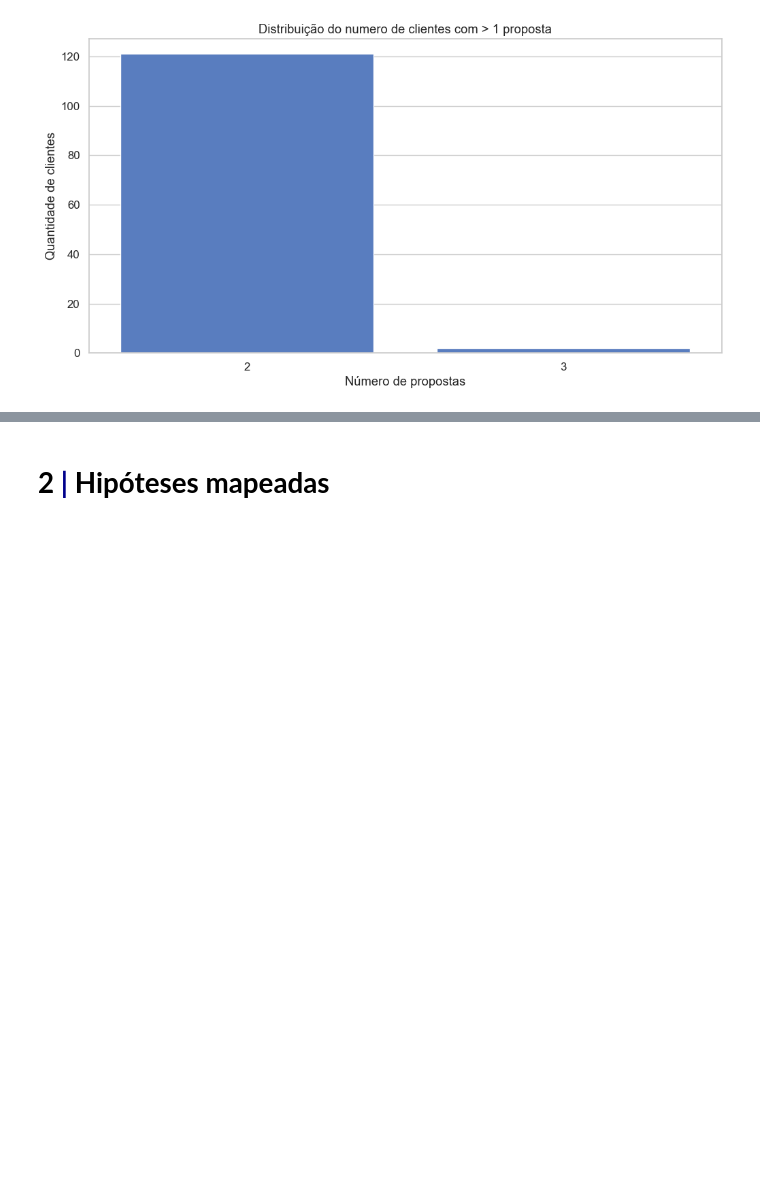
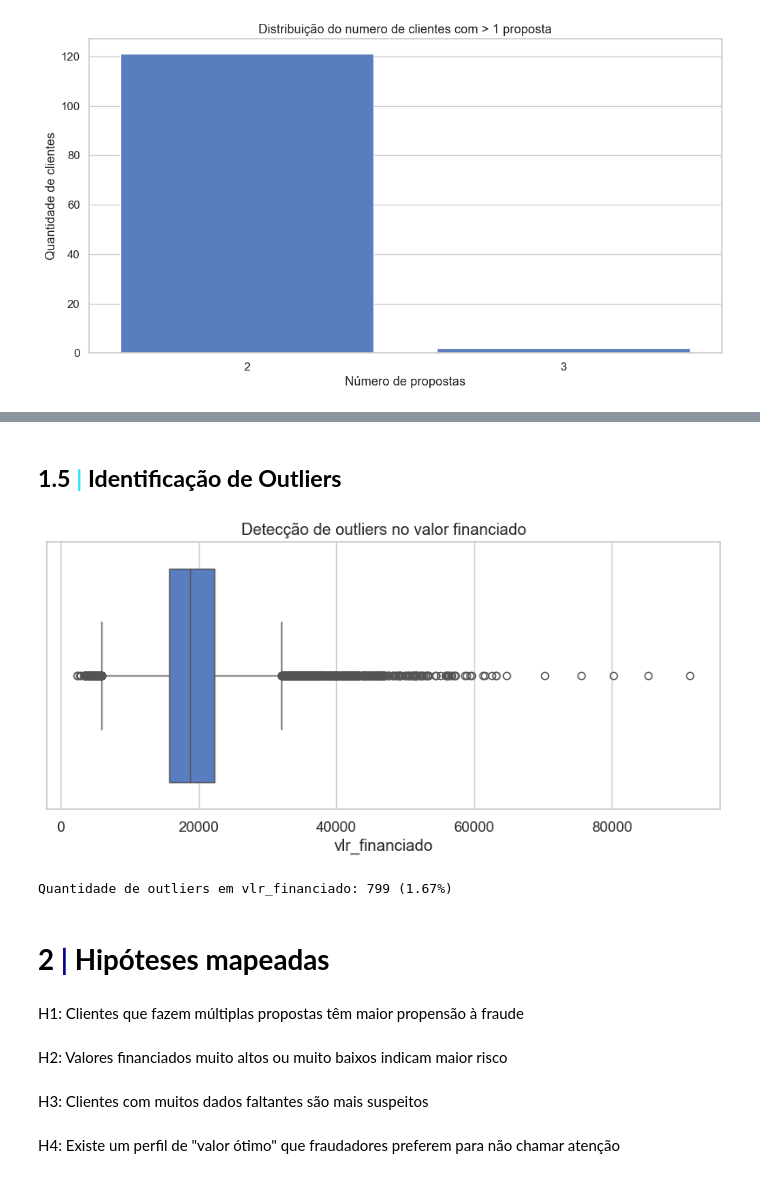
Before and after one commit to HumbertoTavora/Desafio-Neuro-Modelo_Anti_Fraude, a Jupyter notebook: notebooks/eda.ipynb, the cells around one changed output, grey strips where cells are left out. Cells and saved outputs as stored; diff of their text form; code cells hidden in the pictures; blank space fills up the shorter version.

Commit message:
EDA: Análise superficial de correlacoes, outliers e hipóteses iniciais

```diff
--- a/notebooks/eda.ipynb
+++ b/notebooks/eda.ipynb
@@ -191,2 +218,28 @@ Propostas feitos mais de duas vezes pelo mesmo cliente: 2
+# %% [markdown]
+## <b>1.5 <span style='color:#2ae4f5'>|</span>  Identificação de Outliers</b>
+# %%
+plt.figure(figsize=(10,4))
+sns.boxplot(x=df['vlr_financiado'])
+plt.title("Detecção de outliers no valor financiado")
+plt.show()
+
+q1 = df['vlr_financiado'].quantile(0.25)
+q3 = df['vlr_financiado'].quantile(0.75)
+iqr = q3 - q1
+limite_superior = q3 + 1.5 * iqr
+
+outliers = df[df['vlr_financiado'] > limite_superior]
+print(f"Quantidade de outliers em vlr_financiado: {outliers.shape[0]} ({outliers.shape[0]/df.shape[0]*100:.2f}%)")
+# %% [output]
+[figure, added]
+Quantidade de outliers em vlr_financiado: 799 (1.67%)
 # %% [markdown]
 # <b>2 <span style='color:#00008B'>|</span>  Hipóteses mapeadas </b>
+# %% [markdown]
+H1: Clientes que fazem múltiplas propostas têm maior propensão à fraude
+# %% [markdown]
+H2: Valores financiados muito altos ou muito baixos indicam maior risco
+# %% [markdown]
+H3: Clientes com muitos dados faltantes são mais suspeitos
+# %% [markdown]
+H4: Existe um perfil de "valor ótimo" que fraudadores preferem para não chamar atenção
```
Also changed, not shown: parts of 7 cells of this notebook.
